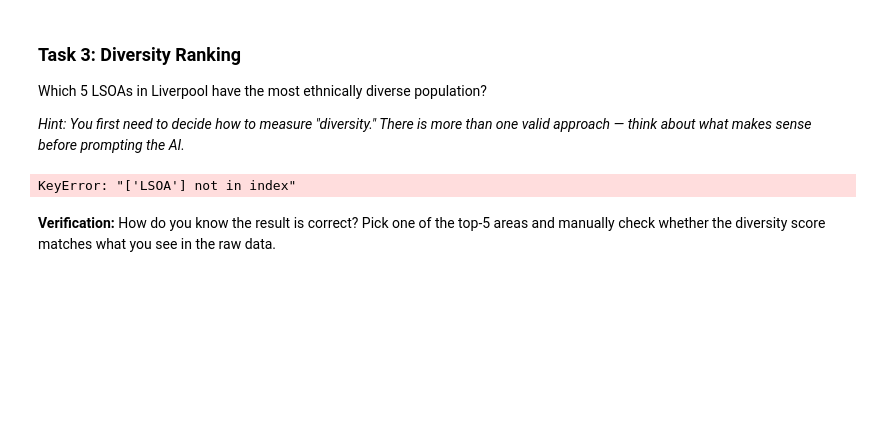
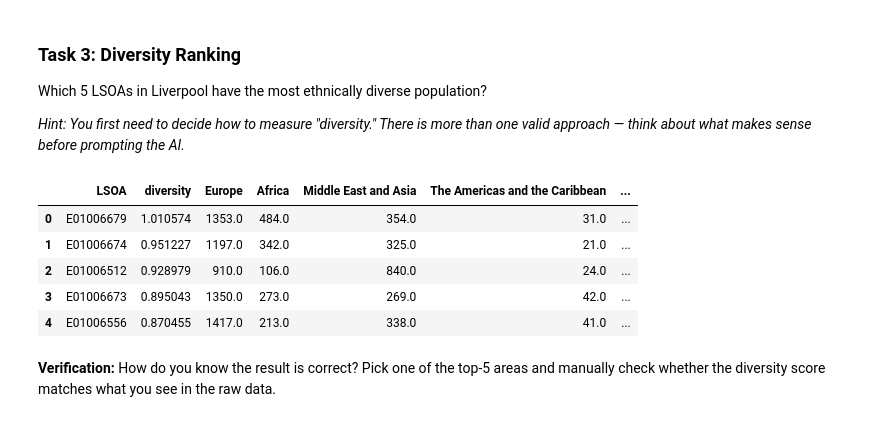
Before and after one commit to jmucw/D3IP_nbs_public_SS26, a Jupyter notebook: 1_data_handling.ipynb, the cells around one changed output. Saved outputs shown, nothing was run; the diff lists cells and outputs as text; code cells hidden in the pictures; blank space fills up the shorter version.

```diff
--- a/1_data_handling.ipynb
+++ b/1_data_handling.ipynb
@@ -580,30 +589,49 @@ Which 5 LSOAs in Liverpool have the most ethnically diverse population?
 
 *Hint: You first need to decide how to measure "diversity." There is more than one valid approach — think about what makes sense before prompting the AI.*
 # %%
-# Your code here
 import numpy as np
+import pandas as pd
 
 ethnic_cols = ['Europe', 'Africa', 'Middle East and Asia',
                'The Americas and the Caribbean', 'Antarctica and Oceania']
 
-# Funktion für Shannon-Diversity-Index
+# --- Sicherheitschecks ---
+# 1) Sicherstellen, dass db existiert
+if 'db' not in globals():
+    raise NameError("DataFrame 'db' ist nicht definiert. Lade zuerst die Datei, z.B.:\n"
+                    "db = pd.read_csv('liv_pop.csv', index_col='GeographyCode')")
+
+# 2) Spalten numerisch machen (falls Strings vorhanden sind)
+db[ethnic_cols] = db[ethnic_cols].apply(pd.to_numeric, errors='coerce').fillna(0).astype(float)
+
+# 3) Falls keine LSOA-Spalte vorhanden ist: LSOA aus dem Index erzeugen
+if 'LSOA' not in db.columns:
+    db = db.copy()
+    db['LSOA'] = db.index.astype(str)
+
+# --- Shannon-Index berechnen ---
 def shannon_index(row):
-    values = row[ethnic_cols].values
-    total = values.sum()
-    if total == 0:
-        return 0
-    p = values / total
-    p = p[p > 0]  # log(0) vermeiden
-    return -(p * np.log(p)).sum()
+    vals = row[ethnic_cols].astype(float).values
+    total = vals.sum()
+    if total <= 0:
+        return 0.0
+    p = vals / total
+    p = p[p > 0]               # log(0) vermeiden
+    return -np.sum(p * np.log(p))
 
-# Index für jede LSOA berechnen
 db['diversity'] = db.apply(shannon_index, axis=1)
 
-# Top-5 diverseste LSOAs
-top5_diverse = db.nlargest(5, 'diversity')[['LSOA', 'diversity'] + ethnic_cols]
+# --- Top-5 diverseste LSOAs anzeigen ---
+top5_diverse = db.nlargest(5, 'diversity')[['LSOA', 'diversity'] + ethnic_cols + []]
+top5_diverse = top5_diverse.reset_index(drop=True)  # saubere Anzeige
 top5_diverse
 # %% [output]
-KeyError: "['LSOA'] not in index"
+|  | LSOA | diversity | Europe | Africa | Middle East and Asia | The Americas and the Caribbean | ... |
+| 0 | E01006679 | 1.010574 | 1353.0 | 484.0 | 354.0 | 31.0 | ... |
+| 1 | E01006674 | 0.951227 | 1197.0 | 342.0 | 325.0 | 21.0 | ... |
+| 2 | E01006512 | 0.928979 | 910.0 | 106.0 | 840.0 | 24.0 | ... |
+| 3 | E01006673 | 0.895043 | 1350.0 | 273.0 | 269.0 | 42.0 | ... |
+| 4 | E01006556 | 0.870455 | 1417.0 | 213.0 | 338.0 | 41.0 | ... |
 # %% [markdown]
 **Verification:** How do you know the result is correct? Pick one of the top-5 areas and manually check whether the diversity score matches what you see in the raw data.
 # %%
```
Also changed, not shown: parts of 8 cells of this notebook, 6 other files.
